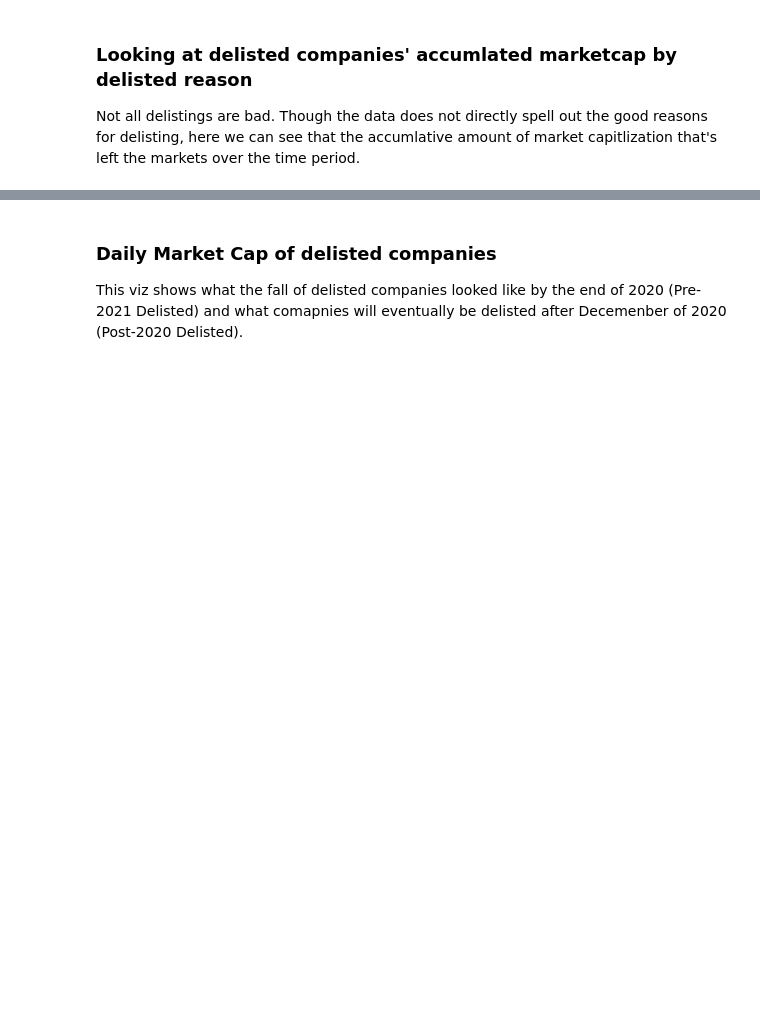
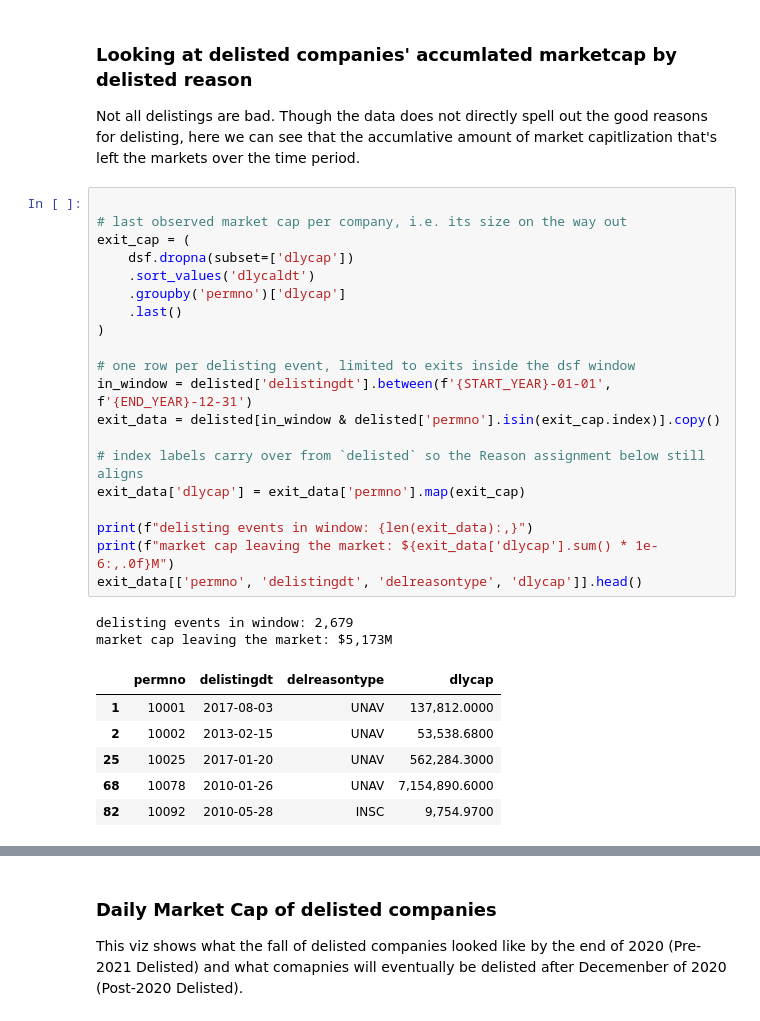
Before and after one commit to jgte29/datasci207sec10su26-group2-finalproj, a Jupyter notebook: crsp_eda_lite_vizzes.ipynb, the cells around one changed output, grey strips where cells are left out. Saved outputs shown, nothing was run; the diff lists cells and outputs as text; blank space fills up the shorter version.

```diff
--- a/crsp_eda_lite_vizzes.ipynb
+++ b/crsp_eda_lite_vizzes.ipynb
@@ -221,6 +221,35 @@ delisted.head()
 # %% [markdown]
 ### Looking at delisted companies' accumlated marketcap by delisted reason
 Not all delistings are bad. Though the data does not directly spell out the good reasons for delisting, here we can see that the accumlative amount of market capitlization that's left the markets over the time period.
+# %%
+
+# last observed market cap per company, i.e. its size on the way out
+exit_cap = (
+    dsf.dropna(subset=['dlycap'])
+    .sort_values('dlycaldt')
+    .groupby('permno')['dlycap']
+    .last()
+)
+
+# one row per delisting event, limited to exits inside the dsf window
+in_window = delisted['delistingdt'].between(f'{START_YEAR}-01-01', f'{END_YEAR}-12-31')
+exit_data = delisted[in_window & delisted['permno'].isin(exit_cap.index)].copy()
+
+# index labels carry over from `delisted` so the Reason assignment below still aligns
+exit_data['dlycap'] = exit_data['permno'].map(exit_cap)
+
+print(f"delisting events in window: {len(exit_data):,}")
+print(f"market cap leaving the market: ${exit_data['dlycap'].sum() * 1e-6:,.0f}M")
+exit_data[['permno', 'delistingdt', 'delreasontype', 'dlycap']].head()
+# %% [output]
+delisting events in window: 2,679
+market cap leaving the market: $5,173M
+|  | permno | delistingdt | delreasontype | dlycap |
+| 1 | 10001 | 2017-08-03 | UNAV | 137,812.0000 |
+| 2 | 10002 | 2013-02-15 | UNAV | 53,538.6800 |
+| 25 | 10025 | 2017-01-20 | UNAV | 562,284.3000 |
+| 68 | 10078 | 2010-01-26 | UNAV | 7,154,890.6000 |
+| 82 | 10092 | 2010-05-28 | INSC | 9,754.9700 |
 # %%
 
 reason_map = dsf_schema.get('delreasontype', {}).get('mappings')
```
Also changed, not shown: parts of 5 cells of this notebook.
